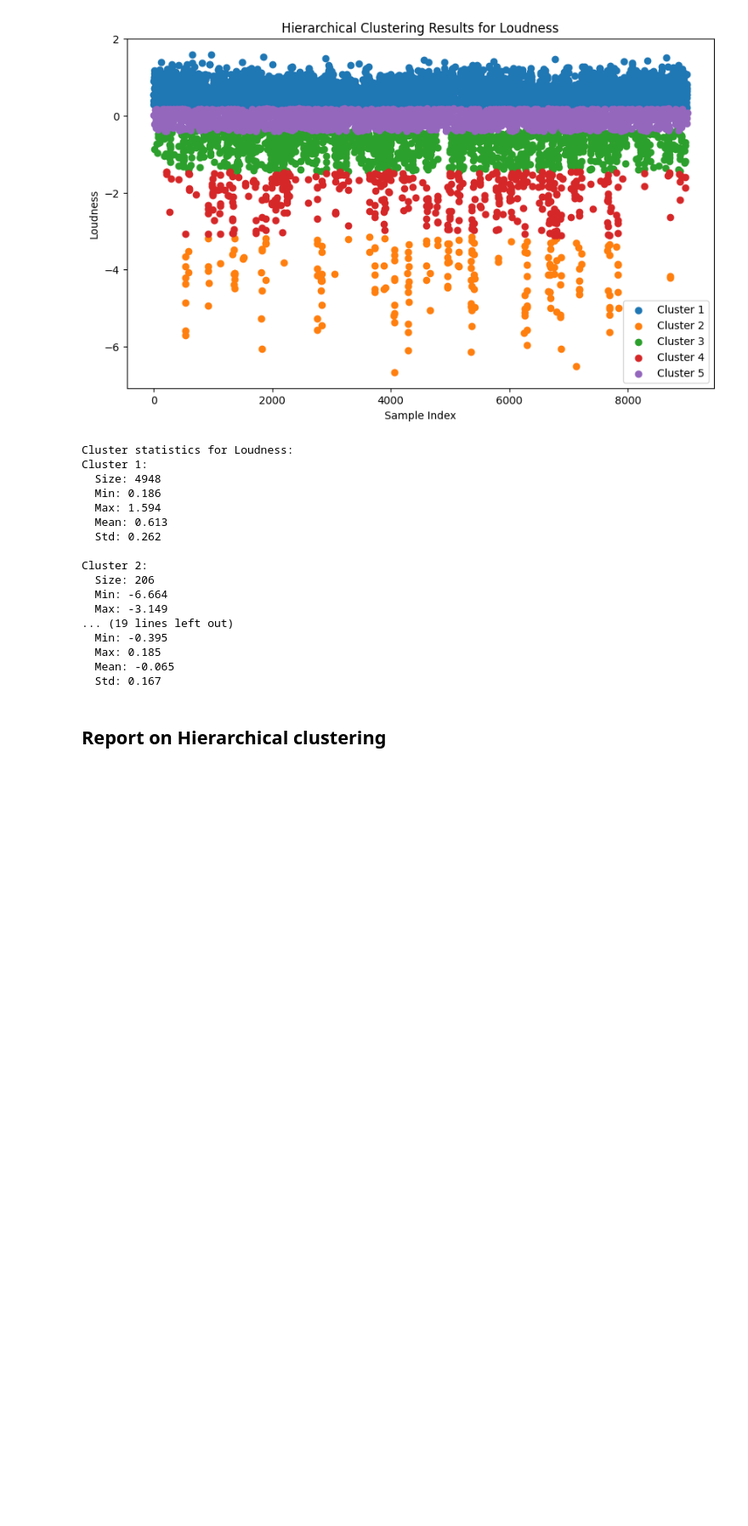
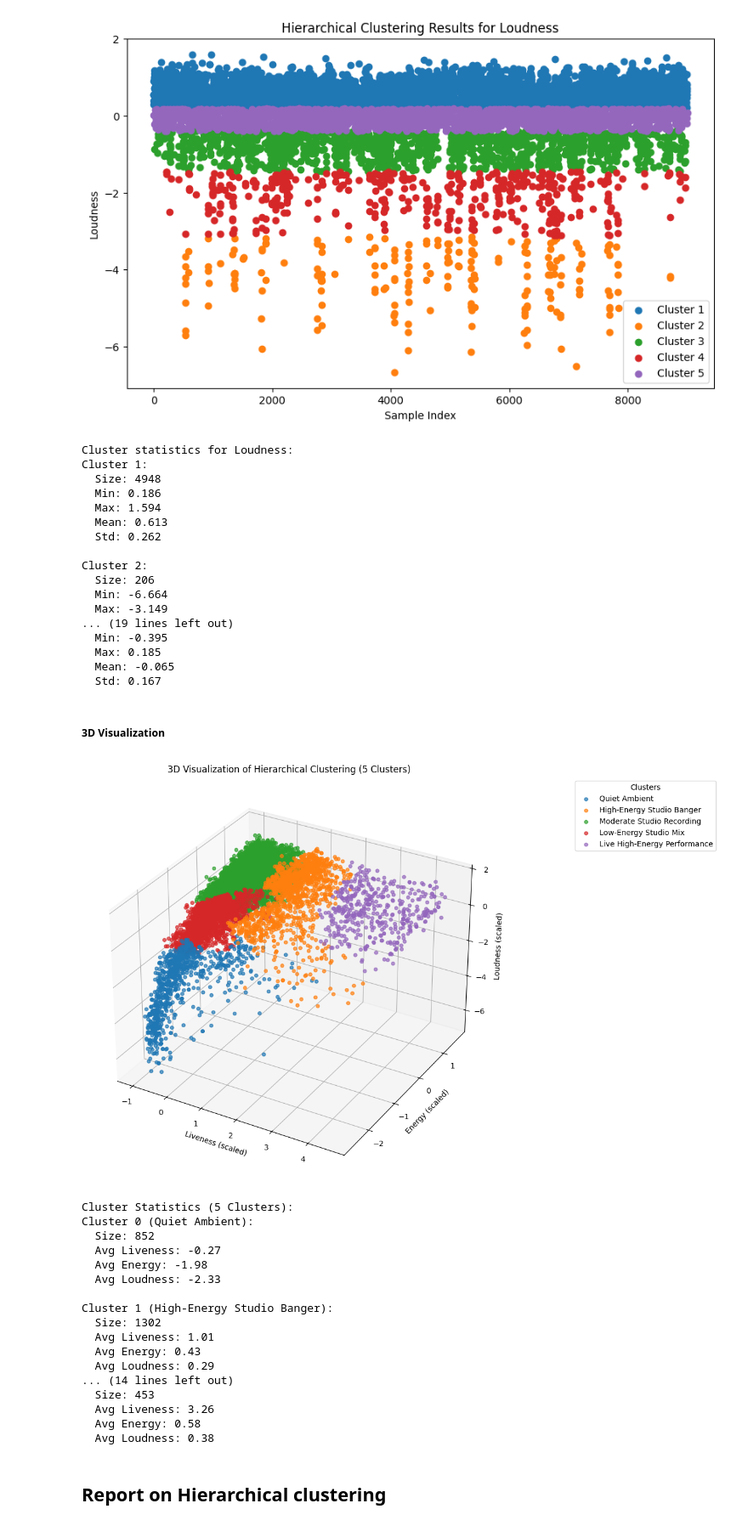
Before and after one commit to BockmonClassroom/hw7-yuan-yh, a Jupyter notebook: spotify.ipynb, the cells around one changed output. Shown at 85% size. Saved outputs shown, nothing was run; the diff lists cells and outputs as text; code cells hidden in the pictures; blank space fills up the shorter version.

```diff
--- a/spotify.ipynb
+++ b/spotify.ipynb
@@ -419,5 +458,70 @@ Cluster 2:
   Max: 0.185
   Mean: -0.065
   Std: 0.167
+# %% [markdown]
+##### 3D Visualization
+# %%
+# Hierarchical Clustering with 5 Clusters (to match K-means)
+n_clusters = 5
+hierarchical_5 = AgglomerativeClustering(n_clusters=n_clusters, metric='euclidean', linkage='ward')
+y_hc_5 = hierarchical_5.fit_predict(X_scaled)
+
+# 3D Plot for Hierarchical Clustering (5 Clusters)
+fig = plt.figure(figsize=(12, 8))
+ax = fig.add_subplot(111, projection='3d')
+
+hc_cluster_labels_5 = {
+    0: "Quiet Ambient",                     # Very low Energy (-1.98), Loudness (-2.33)
+    1: "High-Energy Studio Banger",         # High Liveness (1.01), moderate Energy/Loudness
+    2: "Moderate Studio Recording",         # Balanced Energy (0.52), Loudness (0.51)
+    3: "Low-Energy Studio Mix",             # Subdued Energy (-0.73), neutral Loudness (-0.42)
+    4: "Live High-Energy Performance"       # Extreme Liveness (3.26), high Energy/Loudness
+}
+
+# Plot each cluster
+for i in range(n_clusters):
+    ax.scatter(X_scaled[y_hc_5 == i, 0],
+               X_scaled[y_hc_5 == i, 1],
+               X_scaled[y_hc_5 == i, 2],
+               label=hc_cluster_labels_5[i],
+               alpha=0.7)
+
+ax.set_title('3D Visualization of Hierarchical Clustering (5 Clusters)')
+ax.set_xlabel("Liveness (scaled)")
+ax.set_ylabel("Energy (scaled)")
+ax.set_zlabel("Loudness (scaled)")
+ax.legend(bbox_to_anchor=(1.2, 1), loc='upper left', title="Clusters")
+
+plt.tight_layout()
+plt.show()
+
+# Print cluster statistics
+print("\nCluster Statistics (5 Clusters):")
+for i in range(n_clusters):
+    cluster_data = X_scaled[y_hc_5 == i]
+    print(f"Cluster {i} ({hc_cluster_labels_5[i]}):")
+    print(f"  Size: {len(cluster_data)}")
+    print(f"  Avg Liveness: {cluster_data[:, 0].mean():.2f}")
+    print(f"  Avg Energy: {cluster_data[:, 1].mean():.2f}")
+    print(f"  Avg Loudness: {cluster_data[:, 2].mean():.2f}\n")
+# %% [output]
+[figure, added]
+Cluster Statistics (5 Clusters):
+Cluster 0 (Quiet Ambient):
+  Size: 852
+  Avg Liveness: -0.27
+  Avg Energy: -1.98
+  Avg Loudness: -2.33
+
+Cluster 1 (High-Energy Studio Banger):
+  Size: 1302
+  Avg Liveness: 1.01
+  Avg Energy: 0.43
+  Avg Loudness: 0.29
+... (14 lines left out)
+  Size: 453
+  Avg Liveness: 3.26
+  Avg Energy: 0.58
+  Avg Loudness: 0.38
 # %% [markdown]
 ## Report on Hierarchical clustering
```
Also changed, not shown: parts of 10 cells of this notebook, 4 other files.
